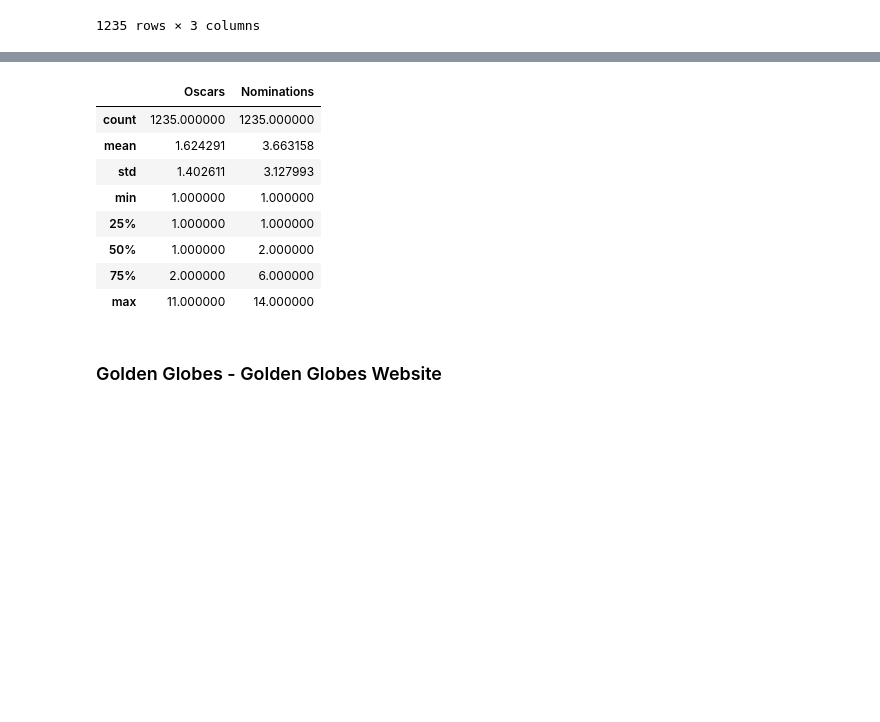
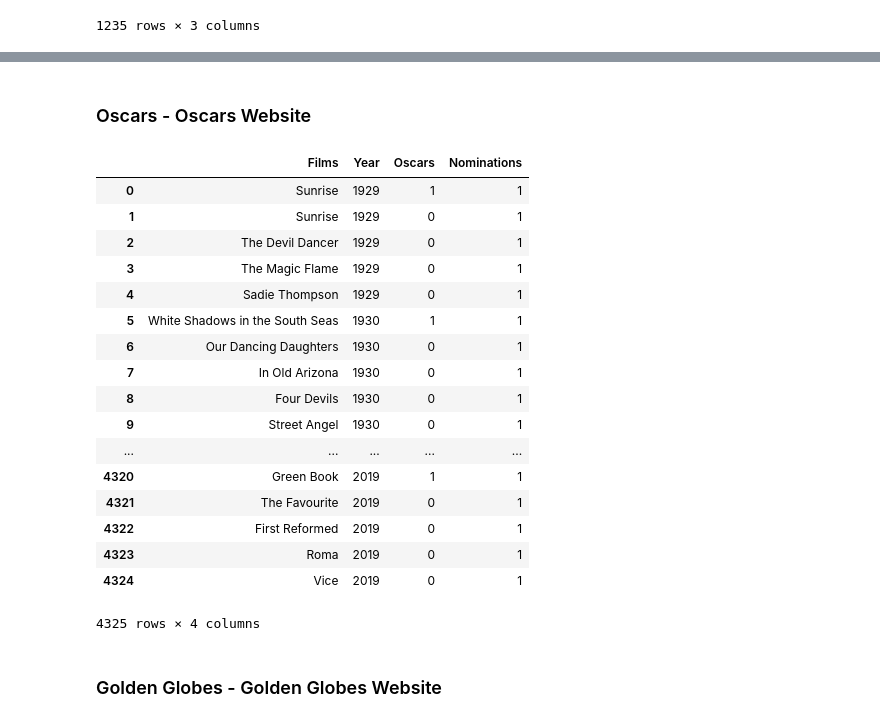
Before and after one commit to antoine-spahr/NTDS, a Jupyter notebook: Project/Webscapping.ipynb, the cells around one changed output, grey strips where cells are left out. Cells and saved outputs as stored; diff of their text form; code cells hidden in the pictures; blank space fills up the shorter version.

```diff
--- a/Project/Webscapping.ipynb
+++ b/Project/Webscapping.ipynb
@@ -73,12 +156,64 @@ oscars.size
+# %% [markdown]
+### Oscars - Oscars Website
+# %%
+# General info before starting to generate data frame
+root_url = "https://www.oscars.org/oscars/ceremonies/"
+years = [str(i) for i in range(1929,2020)]
+labels =  ['Films','Year','Oscars','Nominations']
+oscars = pd.DataFrame(data = [],columns = labels)
+# %%
+all_cat1 = ["Actor in a Leading Role","Actor in a Supporting Role","Actress in a Leading Role", "Actress in a Supporting"]
+all_cat2 = ["Animated Feature Film","Cinematography","Costum Design","Directing","Documentary (Feature)",
+          "Documentary (Short Subject)","Film Editing","Foreing Language Film","Makeup and Hairstyling",
+          "Music (Original Score)", "Music (Original Song)", "Best Picture", "Production Design","Short Film (Animated)"
+          "Short Film (Animated)","Short Film (Live Action)","Sound Editing","Sound Mixing","Visual Effects",
+          "Writing (Adapted Screenplay)","Writing (Original Screenplay)"]
+# %%
+for i, year in enumerate(years):
+
+    url = root_url + year   # string of the url for each year
+
+    # Grab html page content
+    html = urllib.request.urlopen(url).read()
+    # Read html content
+    soup = BeautifulSoup(html, 'html.parser')
+    # Close html page
+    urllib.request.urlopen(url).close()
+
+    # Grab table with all GG info
+    tab = soup.findAll("div",{"class":"view-content"})[1]
+    categories = tab.findAll("div",{"class":"view-grouping"})
+
+    for i, category in enumerate(categories):
+        cat_name = category.findAll("div",{"class":"view-grouping-header"})[0]
+        if cat_name.h2.text in all_cat1:
+            for j, item in enumerate(category.findAll("div",{"class":"views-field views-field-title"})):
+                if j == 0: df = pd.DataFrame(data=[[item.span.text.replace('\n',''),year,1,1]],columns = labels)
+                else : df = pd.DataFrame(data=[[item.span.text.replace('\n',''),year,0,1]],columns = labels)
+                oscars = oscars.append(df,ignore_index = True)
+        if cat_name.h2.text in all_cat2:
+            for j, item in enumerate(category.findAll("div",{"class":"views-field views-field-field-actor-name"})):
+                if j == 0: df = pd.DataFrame(data=[[item.h4.text.replace('\n',''),year,1,1]],columns = labels)
+                else : df = pd.DataFrame(data=[[item.h4.text.replace('\n',''),year,0,1]],columns = labels)
+                oscars =oscars.append(df,ignore_index = True)
 # %%
-oscars.describe()
+oscars
 # %% [output]
-|  | Oscars | Nominations |
-| count | 1235.000000 | 1235.000000 |
-| mean | 1.624291 | 3.663158 |
-| std | 1.402611 | 3.127993 |
-| min | 1.000000 | 1.000000 |
-| 25% | 1.000000 | 1.000000 |
-| 50% | 1.000000 | 2.000000 |
-| 75% | 2.000000 | 6.000000 |
-| max | 11.000000 | 14.000000 |
+|  | Films | Year | Oscars | Nominations |
+| 0 | Sunrise | 1929 | 1 | 1 |
+| 1 | Sunrise | 1929 | 0 | 1 |
+| 2 | The Devil Dancer | 1929 | 0 | 1 |
+| 3 | The Magic Flame | 1929 | 0 | 1 |
+| 4 | Sadie Thompson | 1929 | 0 | 1 |
+| 5 | White Shadows in the South Seas | 1930 | 1 | 1 |
+| 6 | Our Dancing Daughters | 1930 | 0 | 1 |
+| 7 | In Old Arizona | 1930 | 0 | 1 |
+| 8 | Four Devils | 1930 | 0 | 1 |
+| 9 | Street Angel | 1930 | 0 | 1 |
+| ... | ... | ... | ... | ... |
+| 4320 | Green Book | 2019 | 1 | 1 |
+| 4321 | The Favourite | 2019 | 0 | 1 |
+| 4322 | First Reformed | 2019 | 0 | 1 |
+| 4323 | Roma | 2019 | 0 | 1 |
+| 4324 | Vice | 2019 | 0 | 1 |
+4325 rows × 4 columns
```
Also changed, not shown: parts of 19 cells of this notebook, 3 other files.
